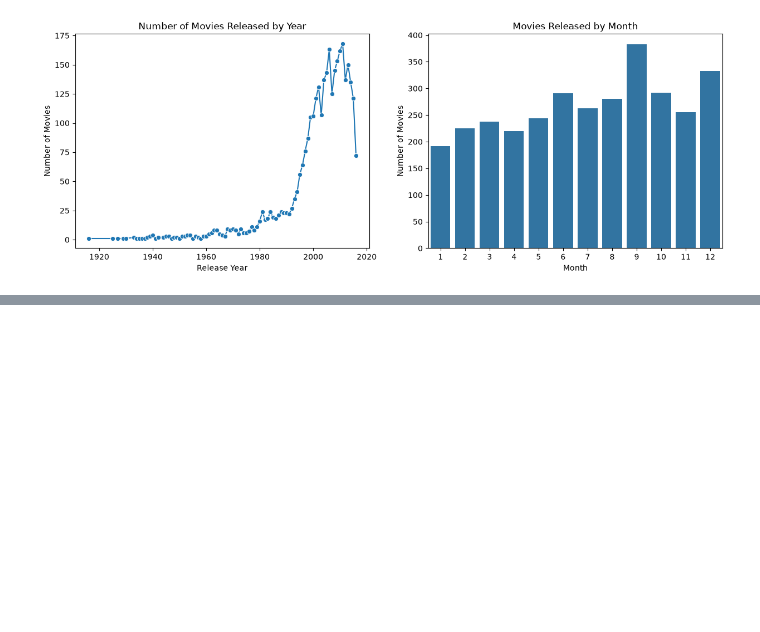
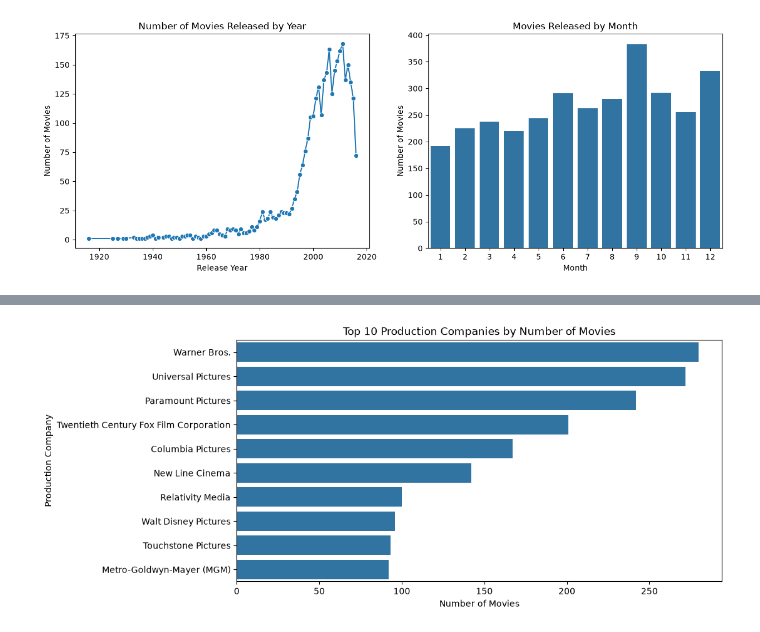
Before and after one commit to DMill31/capstone-project, a Jupyter notebook: miller_capstone.ipynb, the cells around one changed output, grey strips where cells are left out. Saved outputs shown, nothing was run; the diff lists cells and outputs as text; code cells hidden in the pictures; blank space fills up the shorter version.

```diff
--- a/miller_capstone.ipynb
+++ b/miller_capstone.ipynb
@@ -644,0 +678,20 @@ plt.show()
+# %%
+# Show top production companies
+
+companies = df_clean.explode("production_companies")
+
+top_companies = (
+    companies['production_companies'].value_counts().head(10)
+)
+
+plt.figure(figsize=(10,5))
+
+sns.barplot(x=top_companies.values, y=top_companies.index)
+
+plt.title("Top 10 Production Companies by Number of Movies")
+plt.xlabel("Number of Movies")
+plt.ylabel("Production Company")
+
+plt.show()
+# %% [output]
+[figure, added]
```
Also changed, not shown: parts of 7 cells of this notebook.
